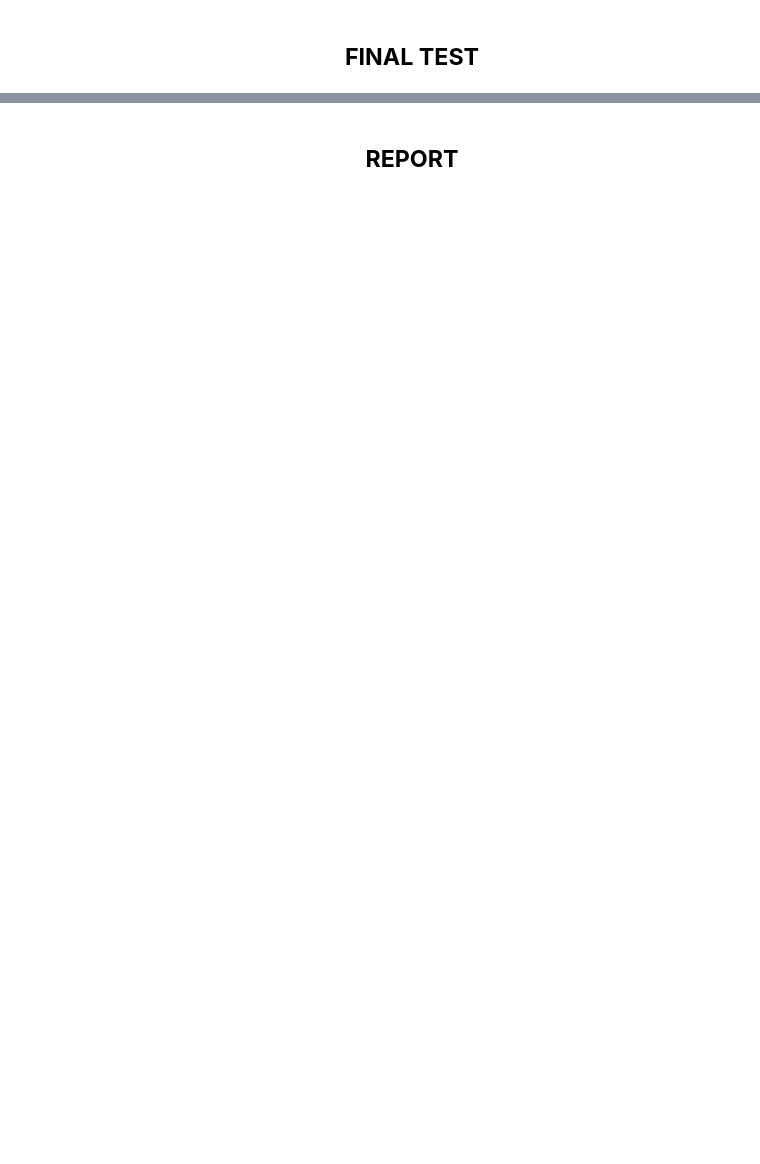
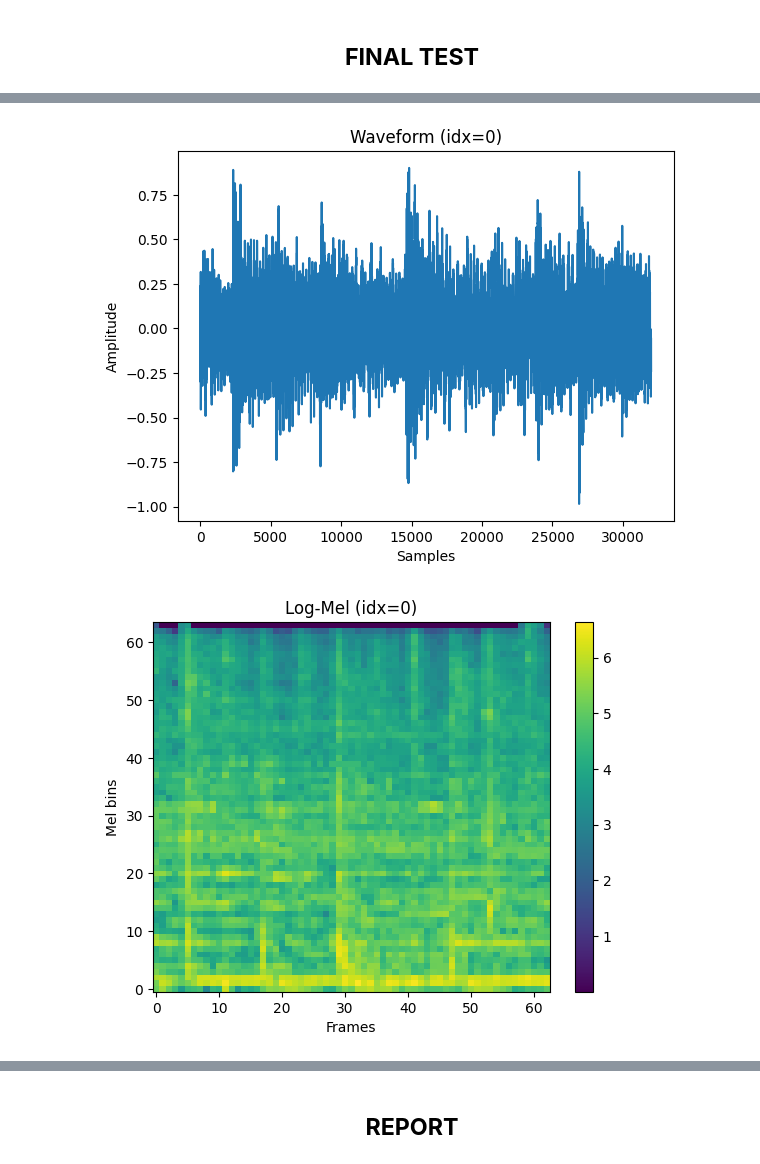
Before and after one commit to manueleco/ml-for-sound-and-music, a Jupyter notebook: lab08/Manuel-Castillo-lab8.ipynb, the cells around one changed output, grey strips where cells are left out. Drawn from its saved outputs; the diff is of its cells as text; code cells hidden in the pictures; blank space fills up the shorter version.

```diff
--- a/lab08/Manuel-Castillo-lab8.ipynb
+++ b/lab08/Manuel-Castillo-lab8.ipynb
@@ -796,0 +1321,31 @@ accel_mem_max_mb: 122.214599609375
+# %%
+# SANITY CHECK 4: FEATURE VISUALIZATION (Waveform + Log-Mel) on a test sample
+import matplotlib.pyplot as plt
+import torch
+
+def show_features(ds, idx):
+    item = ds[int(idx)]
+    x = item["audio"].detach().cpu()  # [T]
+
+    plt.figure()
+    plt.plot(x.numpy())
+    plt.title(f"Waveform (idx={idx})")
+    plt.xlabel("Samples")
+    plt.ylabel("Amplitude")
+    plt.show()
+
+    with torch.no_grad():
+        mel = feature_extractor(x.unsqueeze(0).to(device)).squeeze(0).detach().cpu().numpy()
+
+    plt.figure()
+    plt.imshow(mel, aspect="auto", origin="lower")
+    plt.title(f"Log-Mel (idx={idx})")
+    plt.xlabel("Frames")
+    plt.ylabel("Mel bins")
+    plt.colorbar()
+    plt.show()
+
+show_features(test_dataset, idx=0)
+# %% [output]
+[figure, added]
+[figure, added]
```
Also changed, not shown: parts of 32 cells of this notebook, 15 other files.
